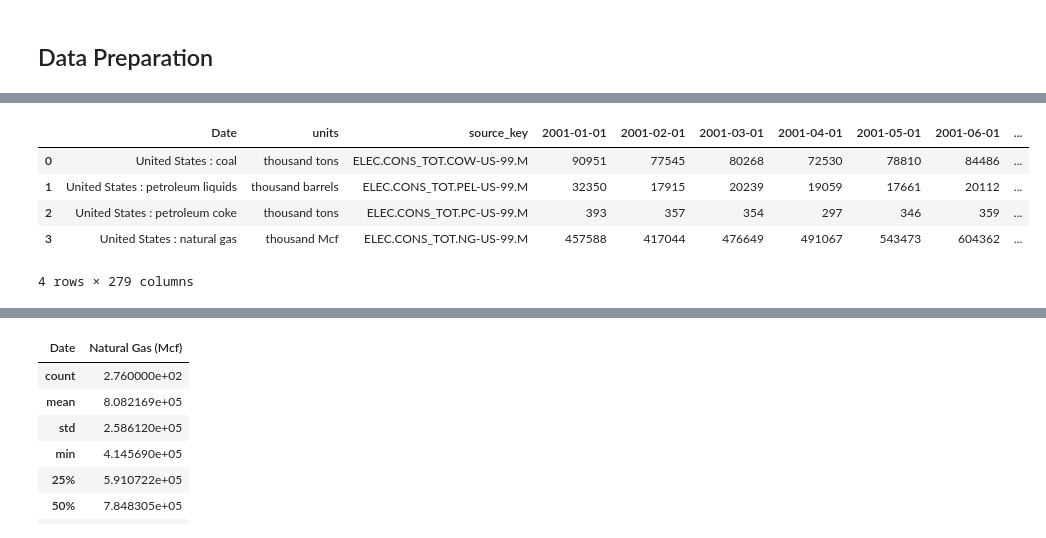
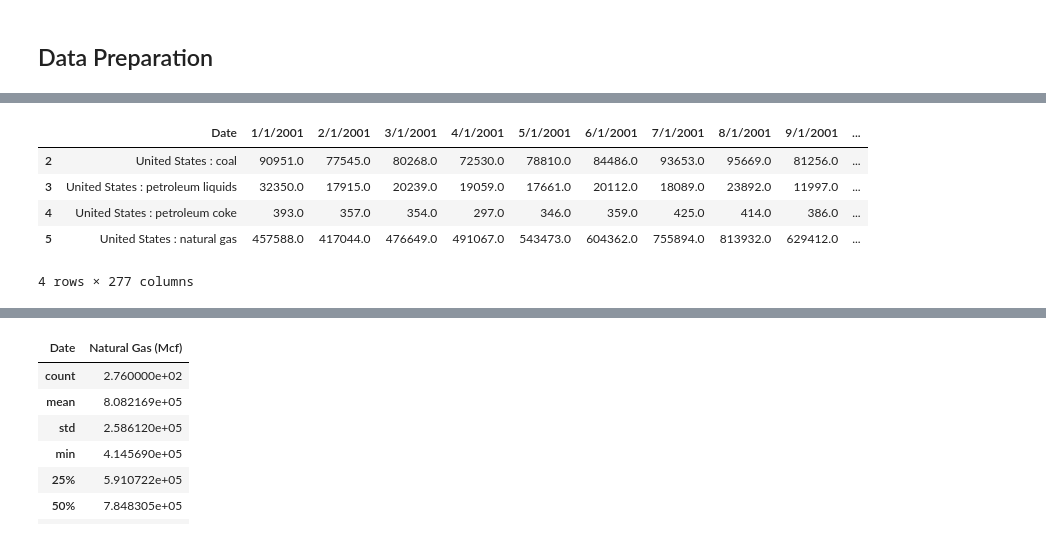
Before and after one commit to lpb3393/natural_gas_consumption, a Jupyter notebook: natural_gas_consumption.ipynb, the cells around one changed output, grey strips where cells are left out. Cells and saved outputs as stored; diff of their text form; code cells hidden in the pictures.

```diff
--- a/natural_gas_consumption.ipynb
+++ b/natural_gas_consumption.ipynb
@@ -35,4 +40,5 @@ C:\Users\lbrown\Anaconda3\envs\learn-env\lib\site-packages\numpy\.libs\libopenbl
 # %%
 #loading the dataset
 
-data = pd.read_csv("data/Total_consumption_for_all_sectors.csv")
+data = pd.read_csv("data/Total_consumption_for_all_sectors.csv", skiprows=4)
+data.head()
@@ -51,0 +57,5 @@ data.head()
+# %%
+#dropping unnecessary columns
+
+dataset = data.drop(['units', 'source key'], axis=1)
+dataset.head()
@@ -51,0 +70,4 @@ data.head()
+# %%
+#dropping the first two rows
+dataset = dataset.drop(dataset.index[:2])
+dataset.head()
@@ -52,13 +81,12 @@ data.head()
 # %%
-#changing the column name from 'description' to 'date'
-
-df = data.rename(columns={'description': 'Date'})
-df.head()
+#changing the column name from description to date
+dataset = dataset.rename(columns={'description': 'Date'})
+dataset.head()
 # %% [output]
-|  | Date | units | source_key | 2001-01-01 | 2001-02-01 | 2001-03-01 | 2001-04-01 | 2001-05-01 | 2001-06-01 | ... |
-| 0 | United States : coal | thousand tons | ELEC.CONS_TOT.COW-US-99.M | 90951 | 77545 | 80268 | 72530 | 78810 | 84486 | ... |
-| 1 | United States : petroleum liquids | thousand barrels | ELEC.CONS_TOT.PEL-US-99.M | 32350 | 17915 | 20239 | 19059 | 17661 | 20112 | ... |
-| 2 | United States : petroleum coke | thousand tons | ELEC.CONS_TOT.PC-US-99.M | 393 | 357 | 354 | 297 | 346 | 359 | ... |
-| 3 | United States : natural gas | thousand Mcf | ELEC.CONS_TOT.NG-US-99.M | 457588 | 417044 | 476649 | 491067 | 543473 | 604362 | ... |
+|  | Date | 1/1/2001 | 2/1/2001 | 3/1/2001 | 4/1/2001 | 5/1/2001 | 6/1/2001 | 7/1/2001 | 8/1/2001 | 9/1/2001 | ... |
+| 2 | United States : coal | 90951.0 | 77545.0 | 80268.0 | 72530.0 | 78810.0 | 84486.0 | 93653.0 | 95669.0 | 81256.0 | ... |
+| 3 | United States : petroleum liquids | 32350.0 | 17915.0 | 20239.0 | 19059.0 | 17661.0 | 20112.0 | 18089.0 | 23892.0 | 11997.0 | ... |
+| 4 | United States : petroleum coke | 393.0 | 357.0 | 354.0 | 297.0 | 346.0 | 359.0 | 425.0 | 414.0 | 386.0 | ... |
+| 5 | United States : natural gas | 457588.0 | 417044.0 | 476649.0 | 491067.0 | 543473.0 | 604362.0 | 755894.0 | 813932.0 | 629412.0 | ... |
-4 rows × 279 columns
+4 rows × 277 columns
 # %%
```
Also changed, not shown: parts of 96 cells of this notebook.
